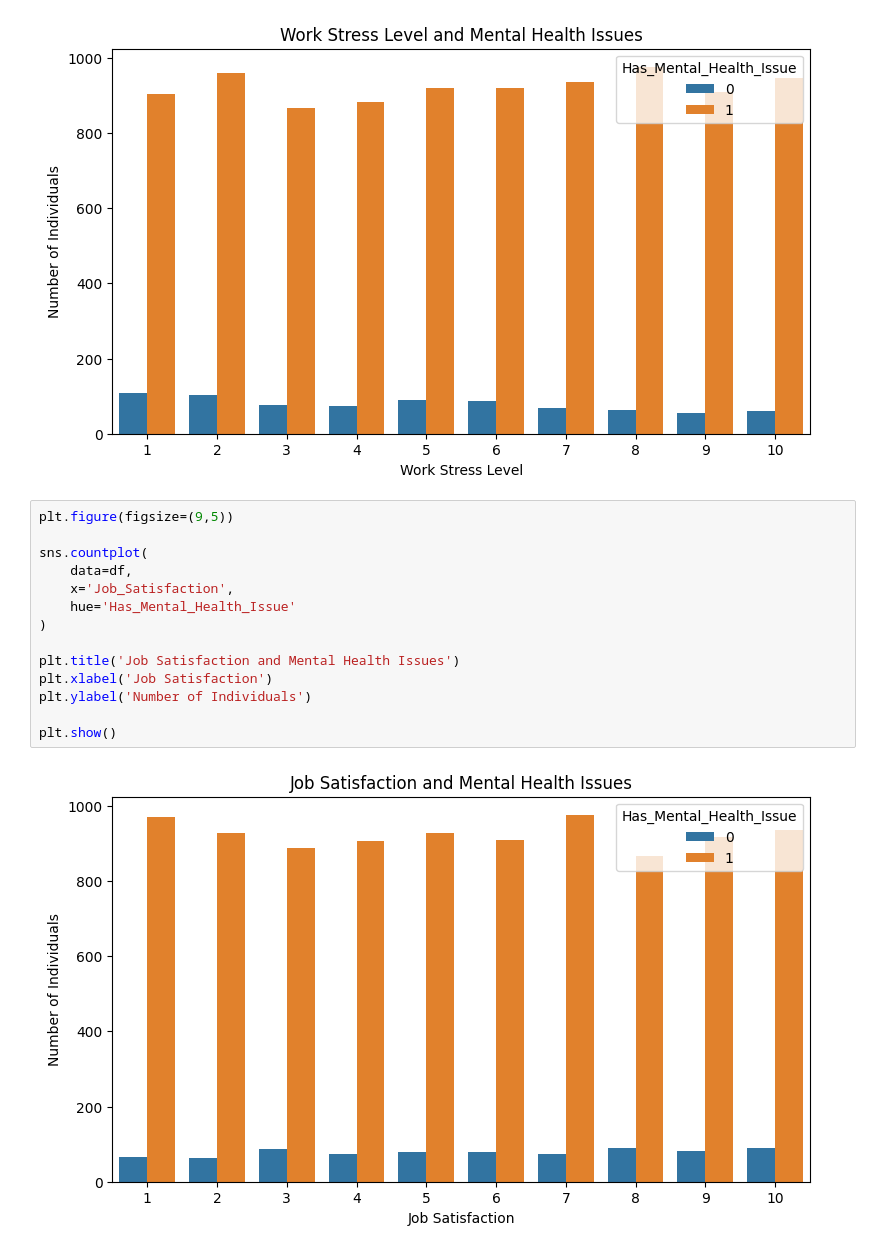
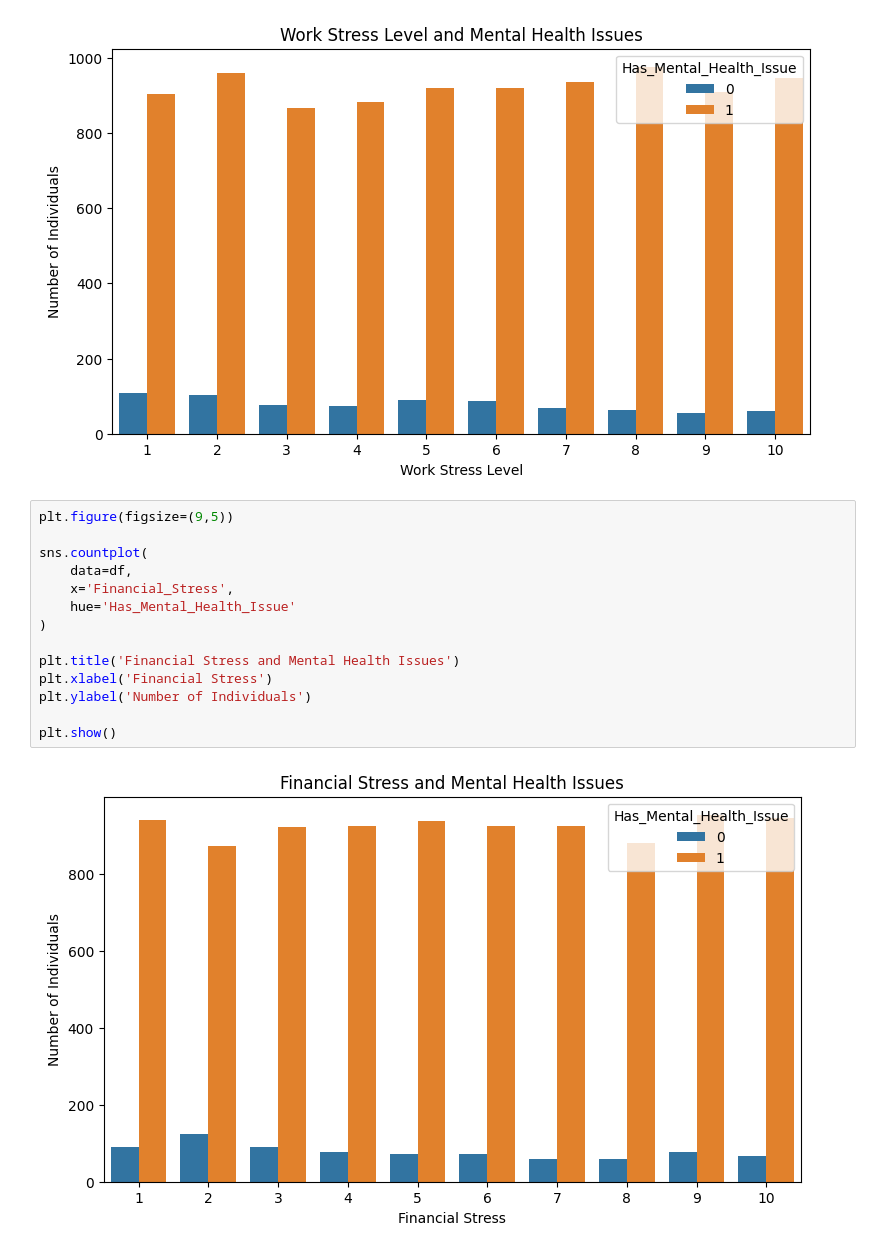
Before and after one commit to samifahim07/PsychWell-Predictive-Modeling, a Jupyter notebook: mental_health.ipynb, the cells around one changed output. Saved outputs shown, nothing was run; the diff lists cells and outputs as text.

```diff
--- a/mental_health.ipynb
+++ b/mental_health.ipynb
@@ -251,16 +251,16 @@ plt.show()
 # %%
 plt.figure(figsize=(9,5))
 
 sns.countplot(
     data=df,
-    x='Job_Satisfaction',
+    x='Financial_Stress',
     hue='Has_Mental_Health_Issue'
 )
 
-plt.title('Job Satisfaction and Mental Health Issues')
-plt.xlabel('Job Satisfaction')
+plt.title('Financial Stress and Mental Health Issues')
+plt.xlabel('Financial Stress')
 plt.ylabel('Number of Individuals')
 
 plt.show()
 # %% [output]
-[figure, old version]
+[figure, new version]
```
